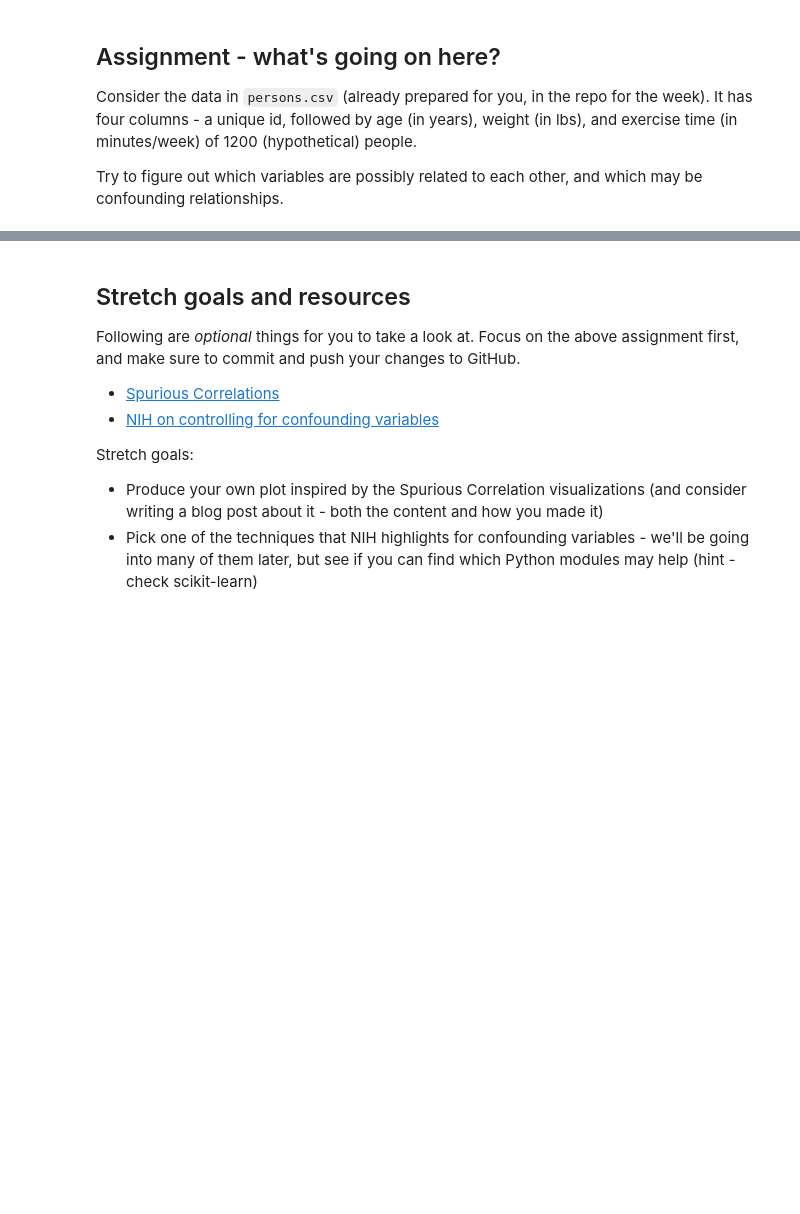
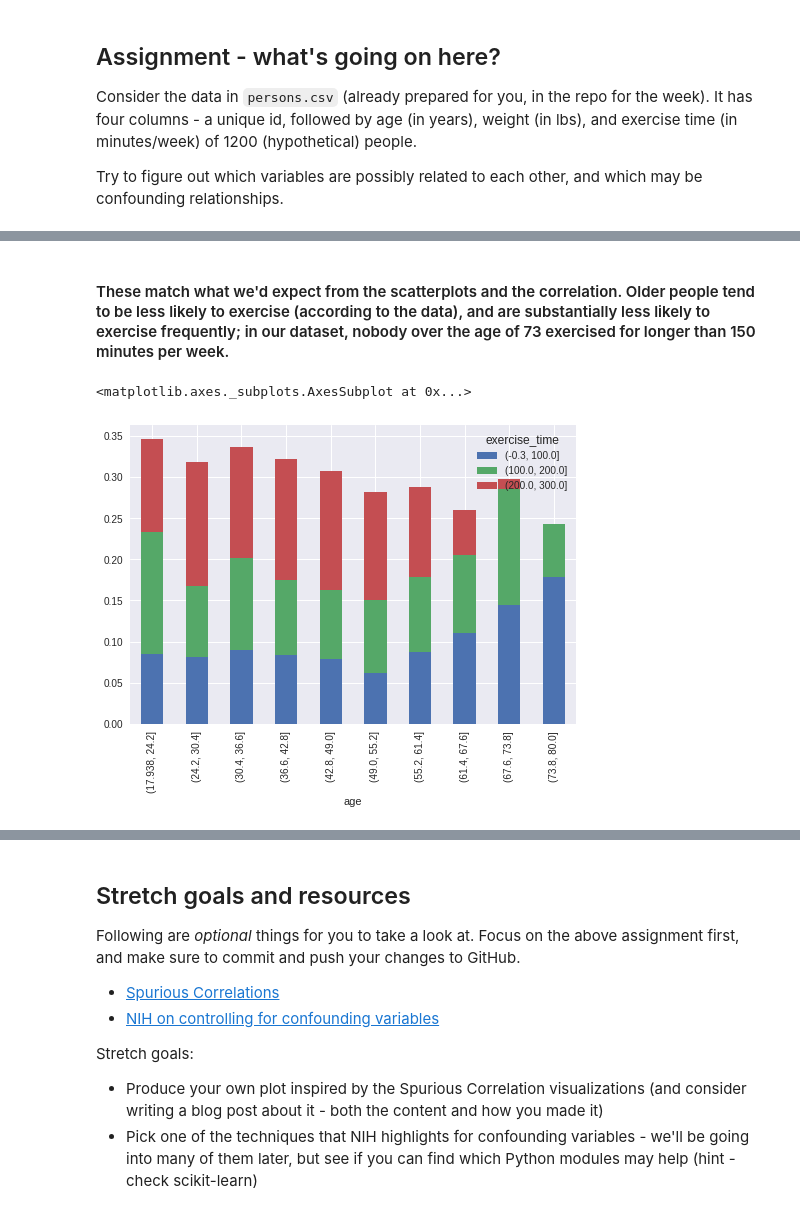
Before and after one commit to bloominstituteoftechnology/DS-Unit-1-Sprint-1-Dealing-With-Data, a Jupyter notebook: module4-databackedassertions/LS_DS_114_Making_Data_backed_Assertions.ipynb, the cells around one changed output, grey strips where cells are left out. Saved outputs shown, nothing was run; the diff lists cells and outputs as text; code cells hidden in the pictures; blank space fills up the shorter version.

```diff
--- a/module4-databackedassertions/LS_DS_114_Making_Data_backed_Assertions.ipynb
+++ b/module4-databackedassertions/LS_DS_114_Making_Data_backed_Assertions.ipynb
@@ -190,0 +203,7 @@ After you've worked on some code, answer the following questions in this text bl
+# %%
+#First, we bin the data to make things a bit more manageable.
+
+weight_bins = pd.cut(persons_data['weight'], 5)  # 5 equal-sized bins
+age_bins = pd.cut(persons_data['age'], 10)
+exercise_bins = pd.cut(persons_data['exercise_time'], 3)
+pd.crosstab(exercise_bins, weight_bins, normalize='columns')
@@ -190,0 +226,8 @@ After you've worked on some code, answer the following questions in this text bl
+# %% [markdown]
+#### These match what we'd expect from the scatterplots and the correlation. Older people tend to be less likely to exercise (according to the data), and are substantially less likely to exercise frequently; in our dataset, nobody over the age of 73 exercised for longer than 150 minutes per week.
+# %%
+
+pd.crosstab(age_bins, exercise_bins, normalize='columns').plot(kind='bar', stacked=True)
+# %% [output]
+<matplotlib.axes._subplots.AxesSubplot at 0x...>
+[figure, added]
```
Also changed, not shown: parts of 19 cells of this notebook.
